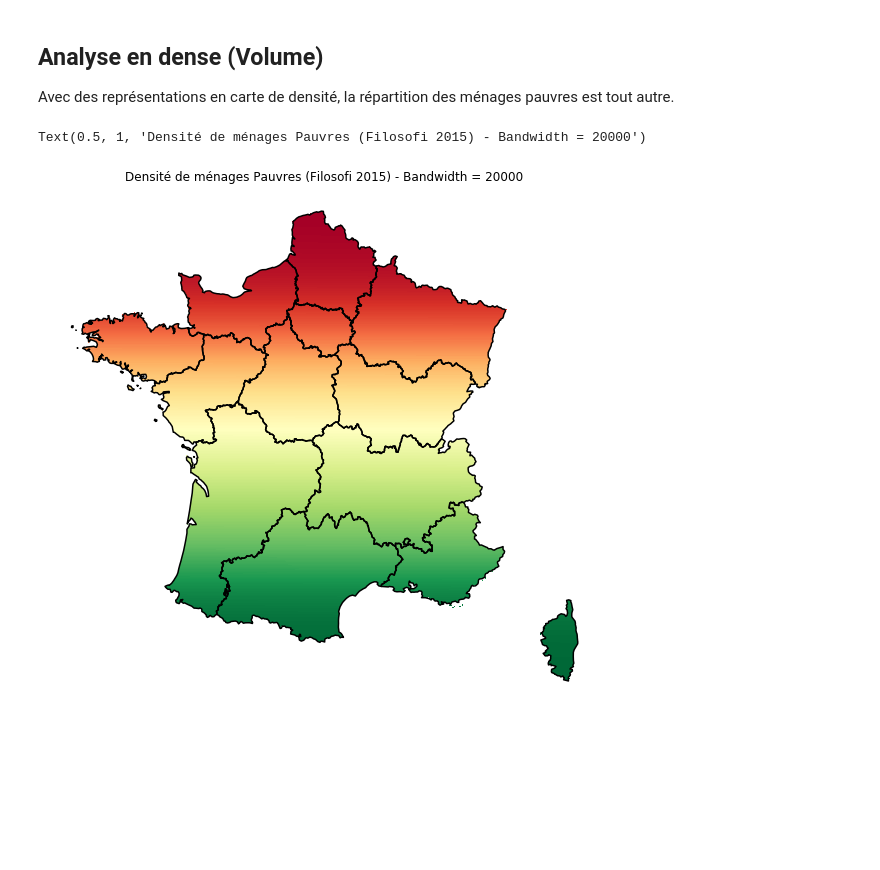
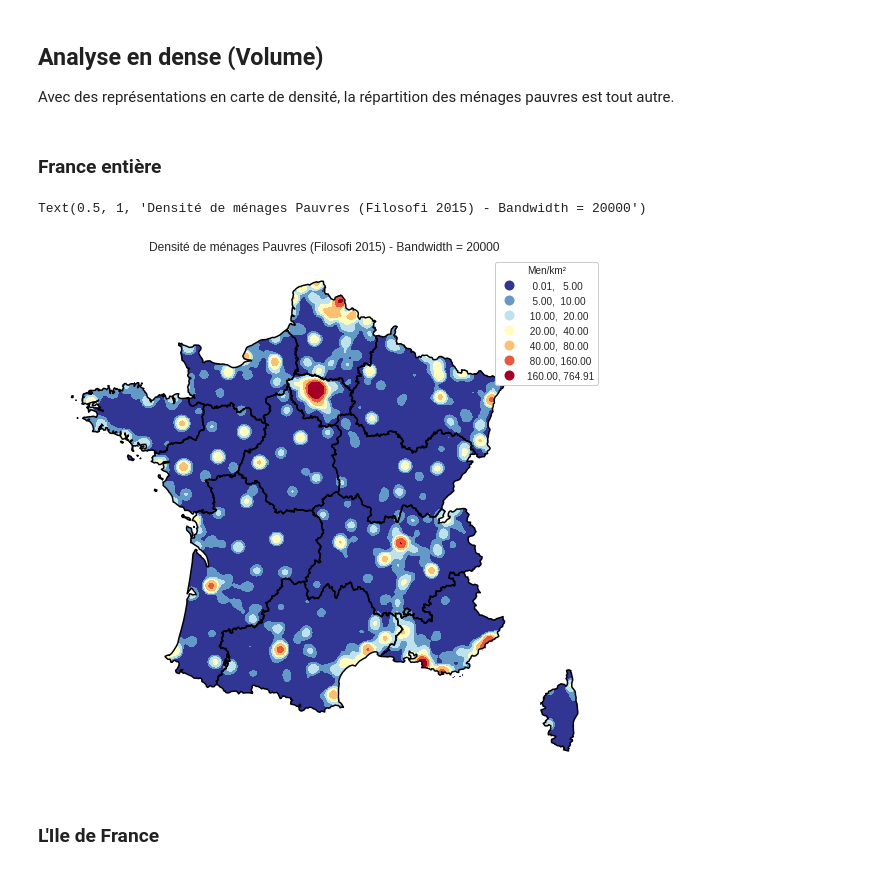
Before and after one commit to ifeuerstein/Manipulation_des_donnees_carroyees, a Jupyter notebook: 2_Exploration_pauvreté.ipynb, the cells around one changed output. Saved outputs shown, nothing was run; the diff lists cells and outputs as text; code cells hidden in the pictures; blank space fills up the shorter version.

```diff
--- a/2_Exploration_pauvreté.ipynb
+++ b/2_Exploration_pauvreté.ipynb
@@ -42,7 +44,7 @@ shutil.unpack_archive('Filosofi2015_carreaux_200m_metropole_shp.7z', '')
 # %%
 sdf = gpd.read_file('Filosofi2015_carreaux_200m_metropole.shp')
 # %%
-Men = sdf[['IdINSPIRE','geometry', 'Depcom', 'Men', 'Men_pauv']].copy()
+Men = sdf[['IdINSPIRE','geometry', 'Depcom', 'Men', 'Men_pauv', 'Ind_snv', 'Ind']].copy()
 Men['x'] = Men.geometry.centroid.x
 Men['y'] = Men.geometry.centroid.y
 # %% [markdown]
@@ -123,20 +128,25 @@ cx.add_basemap(ax, crs=liss_Paris_intra.crs.to_string(),source=cx.providers.Stam
 ## Analyse en dense (Volume)
 
 Avec des représentations en carte de densité,  la répartition des ménages pauvres est tout autre.
+# %% [markdown]
+### France entière
 # %%
-bins = [0, 5, 10, 15, 20, 100]
+bins = [5, 10, 20, 40, 80, 160]
 ax = liss_france.plot('Men_pauv',
                       scheme='user_defined',
                       classification_kwds={'bins': bins},
                       figsize=(10,10),
-                      cmap = 'RdYlGn_r',
-                      legend=True )
+                      cmap = 'RdYlBu_r',
+                      legend=True,
+                      legend_kwds={'loc': 'best', 'frameon':True, 'framealpha':1, 'title':'Men/km²'} )
 region.geometry.boundary.plot(color="black", ax=ax)
 ax.set_axis_off()
 ax.set_title('Densité de ménages Pauvres (Filosofi 2015) - Bandwidth = 20000')
 # %% [output]
 Text(0.5, 1, 'Densité de ménages Pauvres (Filosofi 2015) - Bandwidth = 20000')
-[figure, old version]
+[figure, new version]
+# %% [markdown]
+### L'Ile de France
 # %%
 liss_Paris_extra.Men_pauv = liss_Paris_extra.Men_pauv * 4
 # %%
```
Also changed, not shown: parts of 25 cells of this notebook.
